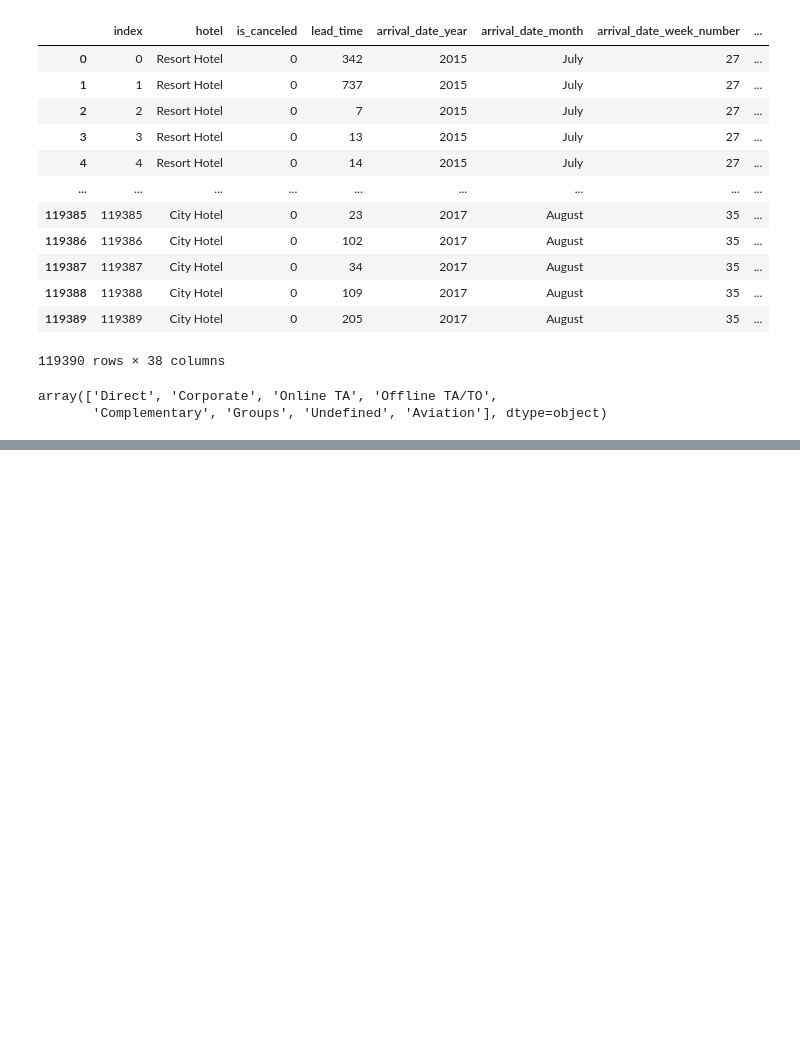
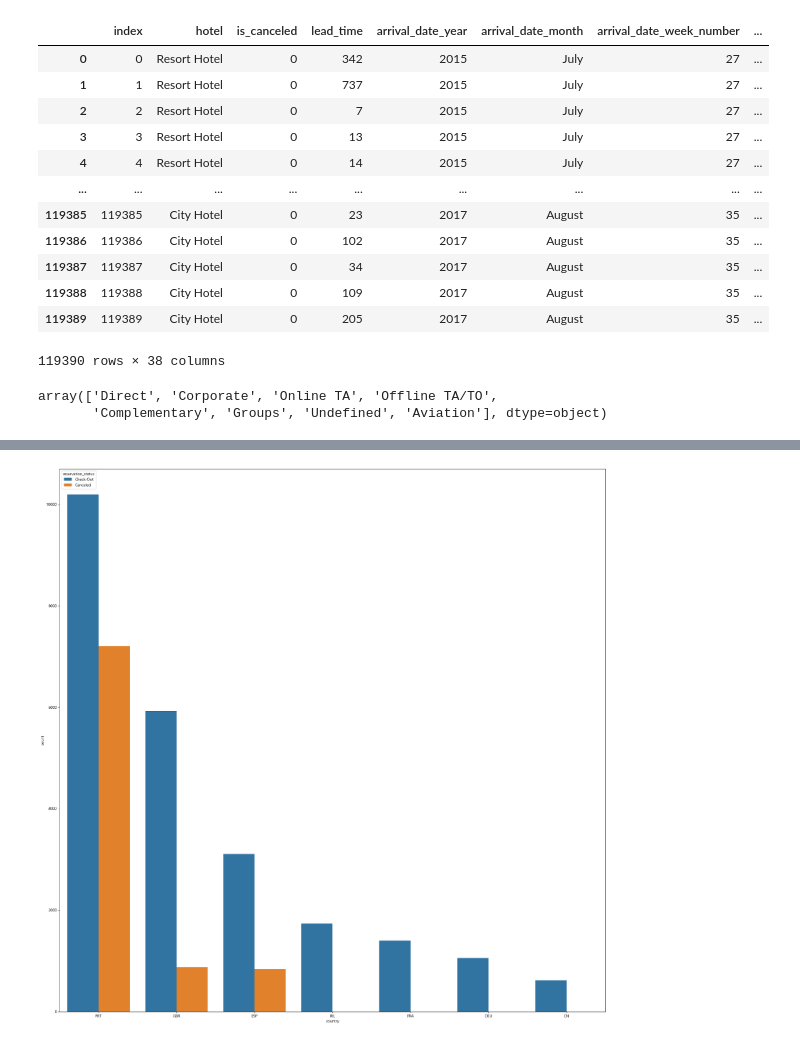
Before and after one commit to wjco/DAStudy-sun2, a Jupyter notebook: jss/hotel_booking_analysis/hotel_booking.ipynb, the cells around one changed output, grey strips where cells are left out. Drawn from its saved outputs; the diff is of its cells as text; code cells hidden in the pictures; blank space fills up the shorter version.

```diff
--- a/jss/hotel_booking_analysis/hotel_booking.ipynb
+++ b/jss/hotel_booking_analysis/hotel_booking.ipynb
@@ -310,0 +371,8 @@ array(['Direct', 'Corporate', 'Online TA', 'Offline TA/TO',
+# %%
+resort_cust_country_status=resort_hotel.groupby(['country','reservation_status'])['country'].size().sort_values(ascending=False).head(10).reset_index(name='count')
+# %%
+plt.figure(figsize=(25, 25))
+sns.barplot(data=resort_cust_country_status, x='country', y='count',hue='reservation_status')
+plt.show()
+# %% [output]
+[figure, added]
```
Also changed, not shown: parts of 32 cells of this notebook.
